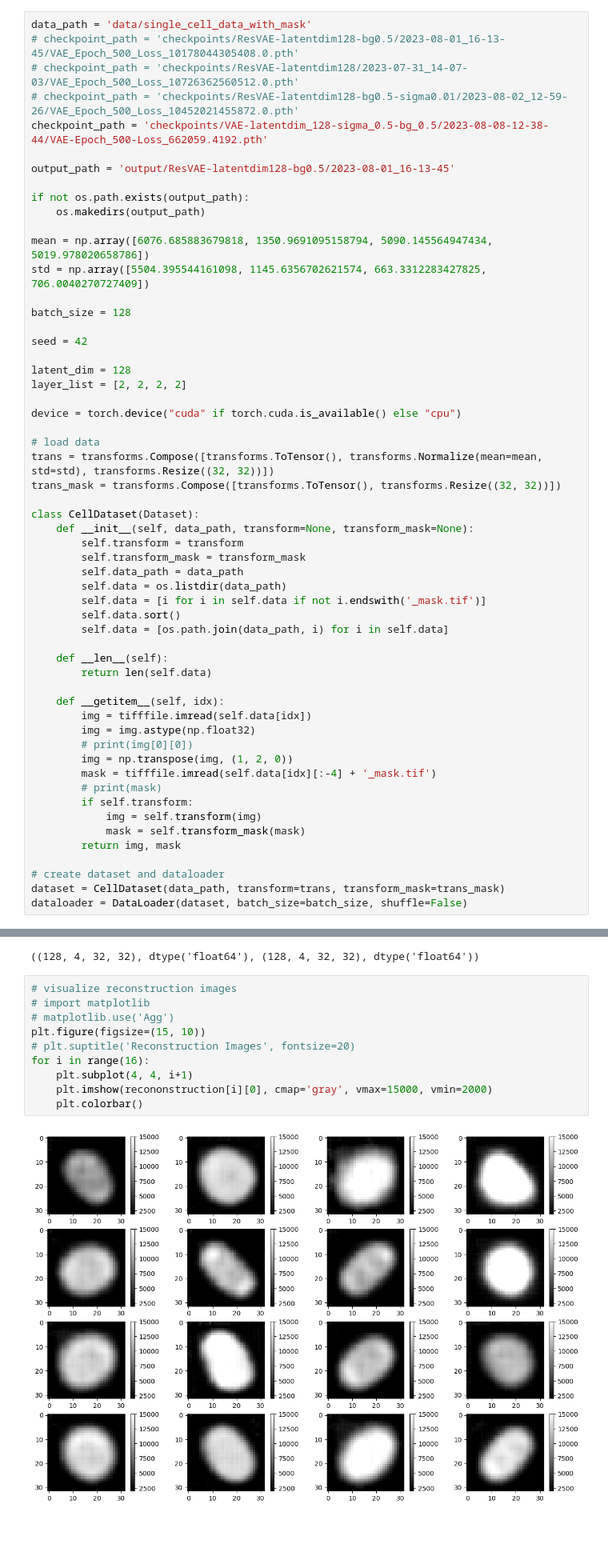
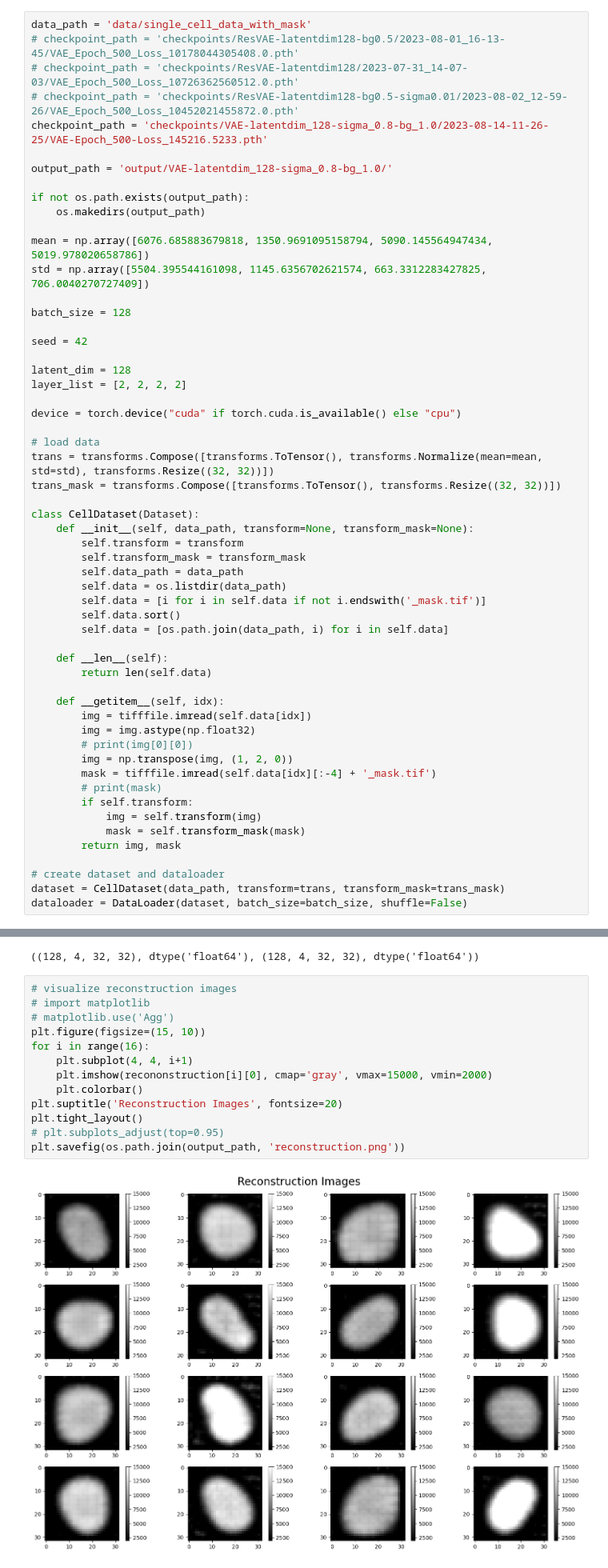
Before and after one commit to Xiao001010/JRA, a Jupyter notebook: inference.ipynb, the cells around one changed output, grey strips where cells are left out. Shown at 80% size. Cells and saved outputs as stored; diff of their text form; blank space fills up the shorter version.

```diff
--- a/inference.ipynb
+++ b/inference.ipynb
@@ -14,9 +14,9 @@ data_path = 'data/single_cell_data_with_mask'
 # checkpoint_path = 'checkpoints/ResVAE-latentdim128-bg0.5/2023-08-01_16-13-45/VAE_Epoch_500_Loss_10178044305408.0.pth'
 # checkpoint_path = 'checkpoints/ResVAE-latentdim128/2023-07-31_14-07-03/VAE_Epoch_500_Loss_10726362560512.0.pth'
 # checkpoint_path = 'checkpoints/ResVAE-latentdim128-bg0.5-sigma0.01/2023-08-02_12-59-26/VAE_Epoch_500_Loss_10452021455872.0.pth'
-checkpoint_path = 'checkpoints/VAE-latentdim_128-sigma_0.5-bg_0.5/2023-08-08-12-38-44/VAE-Epoch_500-Loss_662059.4192.pth'
+checkpoint_path = 'checkpoints/VAE-latentdim_128-sigma_0.8-bg_1.0/2023-08-14-11-26-25/VAE-Epoch_500-Loss_145216.5233.pth'
 
-output_path = 'output/ResVAE-latentdim128-bg0.5/2023-08-01_16-13-45'
+output_path = 'output/VAE-latentdim_128-sigma_0.8-bg_1.0/'
 
 if not os.path.exists(output_path):
     os.makedirs(output_path)
@@ -458,15 +458,18 @@ original.shape, original.dtype, recononstruction.shape, recononstruction.dtype
 # %%
 # visualize reconstruction images
 # import matplotlib
 # matplotlib.use('Agg')
 plt.figure(figsize=(15, 10))
-# plt.suptitle('Reconstruction Images', fontsize=20)
 for i in range(16):
     plt.subplot(4, 4, i+1)
     plt.imshow(recononstruction[i][0], cmap='gray', vmax=15000, vmin=2000)
     plt.colorbar()
+plt.suptitle('Reconstruction Images', fontsize=20)
+plt.tight_layout()
+# plt.subplots_adjust(top=0.95)
+plt.savefig(os.path.join(output_path, 'reconstruction.png'))
 # %% [output]
-[figure, old version]
+[figure, new version]
 # %%
 # visualize original images
 plt.figure(figsize=(15, 10))
```
Also changed, not shown: parts of 2 cells of this notebook, 1 other file.
